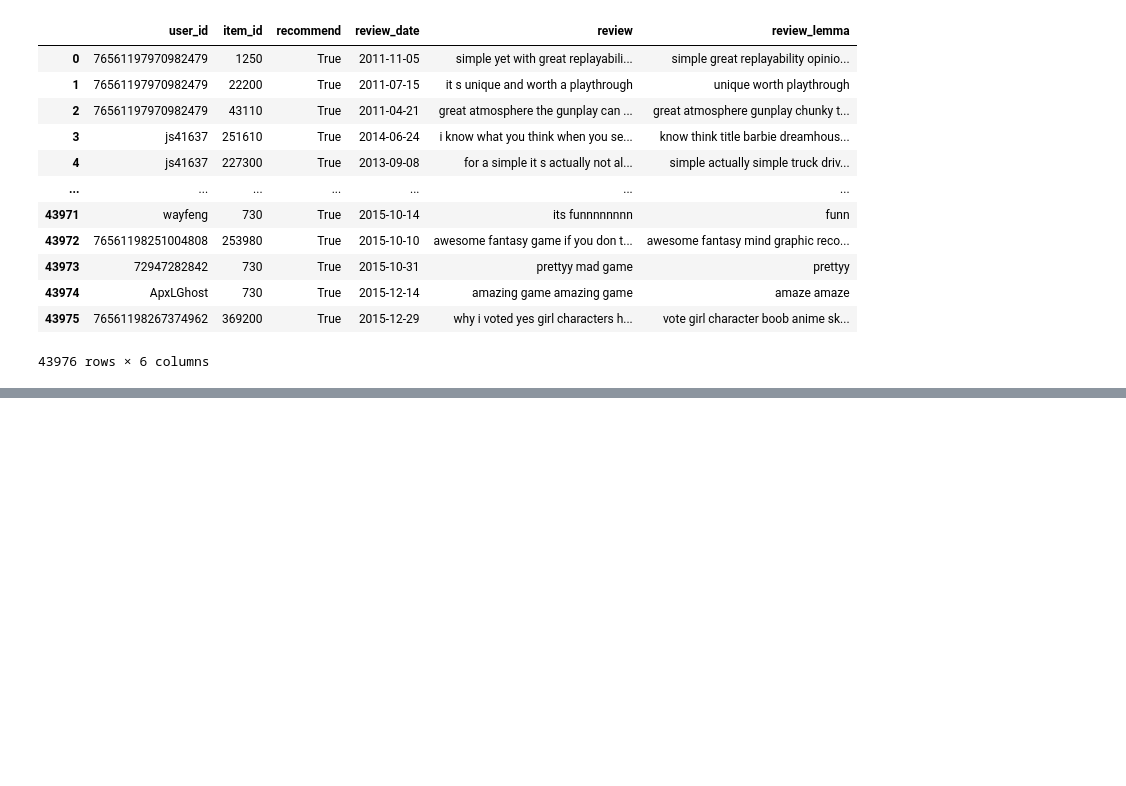
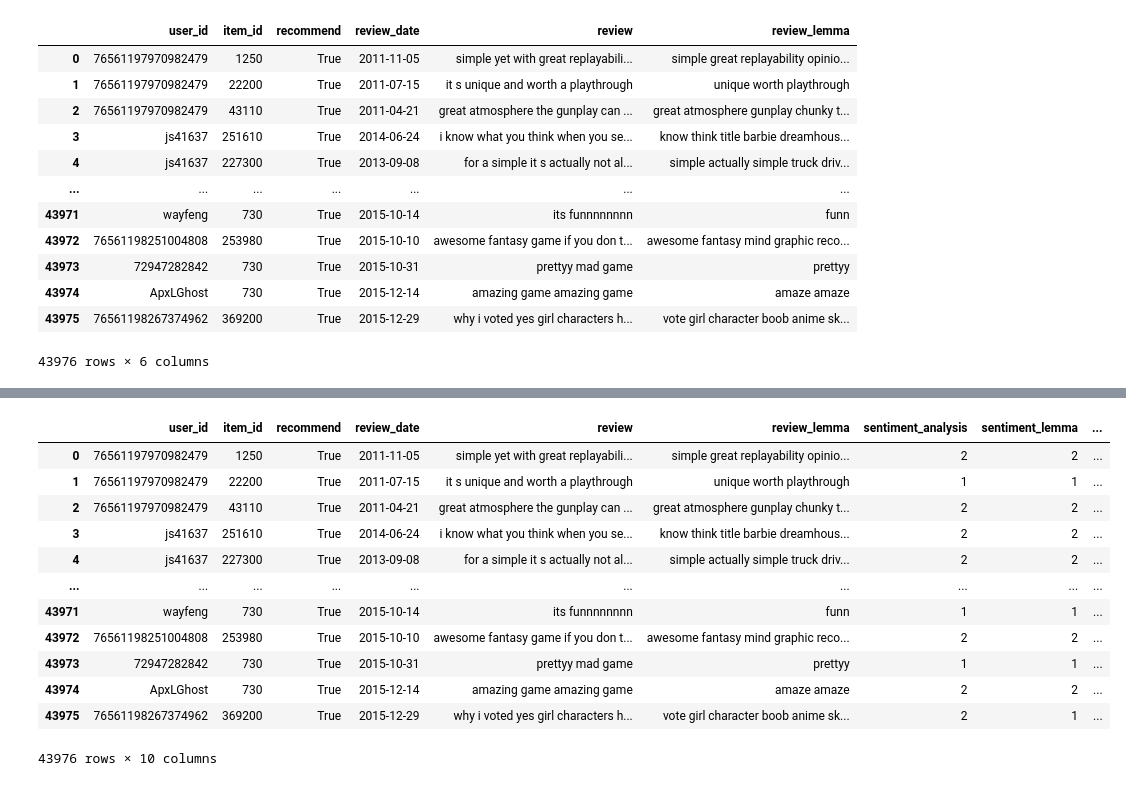
Before and after one commit to DaAnMaGi/PI_ML_OPS, a Jupyter notebook: formulacion/formulacion_datos.ipynb, the cells around one changed output, grey strips where cells are left out. Drawn from its saved outputs; the diff is of its cells as text; code cells hidden in the pictures; blank space fills up the shorter version.

Commit message:
análisis de sentimientos review

```diff
--- a/formulacion/formulacion_datos.ipynb
+++ b/formulacion/formulacion_datos.ipynb
@@ -521,0 +477,59 @@ reviews_vector
+# %%
+# Se hace el análisis de sentimiento de cada una de las reviews
+reviews["sentiment_analysis"] = reviews['review'].apply(sentiment_analisys)
+# Se hace el análisis de sentimiento con las reviews lemmatizadas
+reviews["sentiment_lemma"] = reviews['review_lemma'].apply(sentiment_analisys)
+# Se convierte el recommend en una nueva columna ("value_recommend"), donde se
+# aplica 2 si es verdadero (para que tenga el mismo valor del análisis de
+# sentimientos) y en 0 si es falso.
+reviews["value_recommend"] = reviews["recommend"].apply(lambda x: 2 if x == True else 0)
+# %%
+# Con los tres valores anteriores, se intenta realizar una aproximación final al
+# Sentimiento de la review.
+
+def sentiment_final(val1,val2,val3):
+  r = (val1 + val2 + val3)/3
+  sentimiento = int
+  # Si el valor es mayor a 1.5, se entenderá como un sentimiento positivo:
+  if r > 1.5:
+    sentimiento = 2
+  # Si el valor es menor a 0.5, se entenderá como un sentimiento negativo:
+  elif r < 0.5:
+    sentimiento = 0
+  # En caso contrario, se entenderá como un sentimiento neutro:
+  else:
+    sentimiento = 1
+
+  return sentimiento
+# %%
+# Se crea una lista para guardar los resultados
+sen_f = []
+
+# Se analiza cada una de las filas en review
+for i in range(reviews.shape[0]):
+  val1 = reviews.loc[i,"sentiment_analysis"]
+  val2 = reviews.loc[i,"sentiment_lemma"]
+  val3 = reviews.loc[i,"value_recommend"]
+
+  sent = sentiment_final(val1,val2,val3)
+
+  sen_f.append(sent)
+
+# Se agregan los resultados al dataframe
+reviews["sentiment_final"] = sen_f
+# %%
+reviews
+# %% [output]
+|  | user_id | item_id | recommend | review_date | review | review_lemma | sentiment_analysis | sentiment_lemma | ... |
+| 0 | 76561197970982479 | 1250 | True | 2011-11-05 | simple yet with great replayabili... | simple great replayability opinio... | 2 | 2 | ... |
+| 1 | 76561197970982479 | 22200 | True | 2011-07-15 | it s unique and worth a playthrough | unique worth playthrough | 1 | 1 | ... |
+| 2 | 76561197970982479 | 43110 | True | 2011-04-21 | great atmosphere the gunplay can ... | great atmosphere gunplay chunky t... | 2 | 2 | ... |
+| 3 | js41637 | 251610 | True | 2014-06-24 | i know what you think when you se... | know think title barbie dreamhous... | 2 | 2 | ... |
+| 4 | js41637 | 227300 | True | 2013-09-08 | for a simple it s actually not al... | simple actually simple truck driv... | 2 | 2 | ... |
+| ... | ... | ... | ... | ... | ... | ... | ... | ... | ... |
+| 43971 | wayfeng | 730 | True | 2015-10-14 | its funnnnnnnn | funn | 1 | 1 | ... |
+| 43972 | 76561198251004808 | 253980 | True | 2015-10-10 | awesome fantasy game if you don t... | awesome fantasy mind graphic reco... | 2 | 2 | ... |
+| 43973 | 72947282842 | 730 | True | 2015-10-31 | prettyy mad game | prettyy | 1 | 1 | ... |
+| 43974 | ApxLGhost | 730 | True | 2015-12-14 | amazing game amazing game | amaze amaze | 2 | 2 | ... |
+| 43975 | 76561198267374962 | 369200 | True | 2015-12-29 | why i voted yes girl characters h... | vote girl character boob anime sk... | 2 | 1 | ... |
+43976 rows × 10 columns
```
Also changed, not shown: parts of 16 cells of this notebook.
